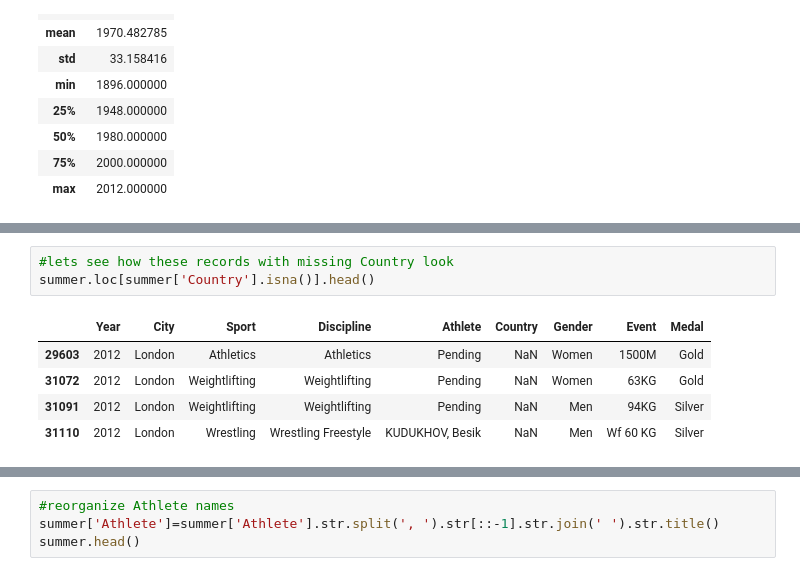
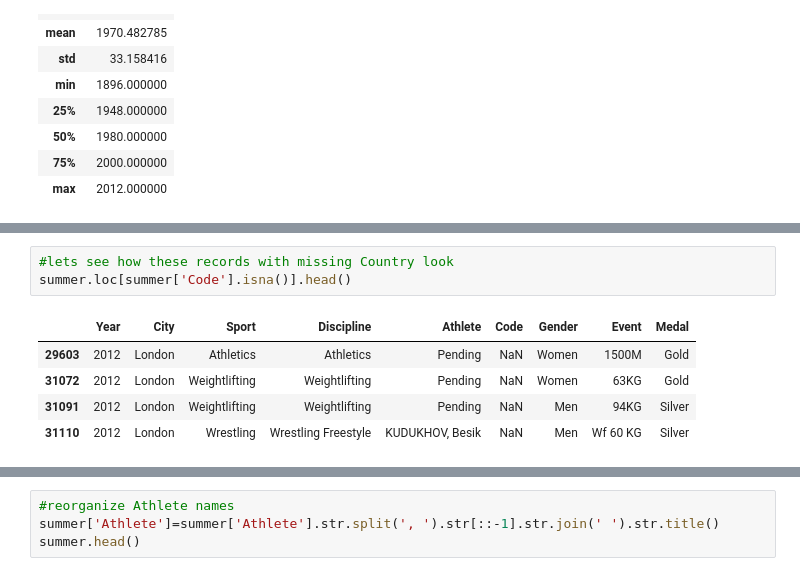
Before and after one commit to eozhisarcikli/olympic-game-analysis, a Jupyter notebook: Analysis & Visualization.ipynb, the cells around one changed output, grey strips where cells are left out. Cells and saved outputs as stored; diff of their text form.

```diff
--- a/Analysis & Visualization.ipynb
+++ b/Analysis & Visualization.ipynb
@@ -128,9 +129,9 @@ Medal         0
 dtype: int64
 # %%
 #lets see how these records with missing Country look
-summer.loc[summer['Country'].isna()].head()
+summer.loc[summer['Code'].isna()].head()
 # %% [output]
-|  | Year | City | Sport | Discipline | Athlete | Country | Gender | Event | Medal |
+|  | Year | City | Sport | Discipline | Athlete | Code | Gender | Event | Medal |
 | 29603 | 2012 | London | Athletics | Athletics | Pending | NaN | Women | 1500M | Gold |
 | 31072 | 2012 | London | Weightlifting | Weightlifting | Pending | NaN | Women | 63KG | Gold |
 | 31091 | 2012 | London | Weightlifting | Weightlifting | Pending | NaN | Men | 94KG | Silver |
```
Also changed, not shown: parts of 14 cells of this notebook.
